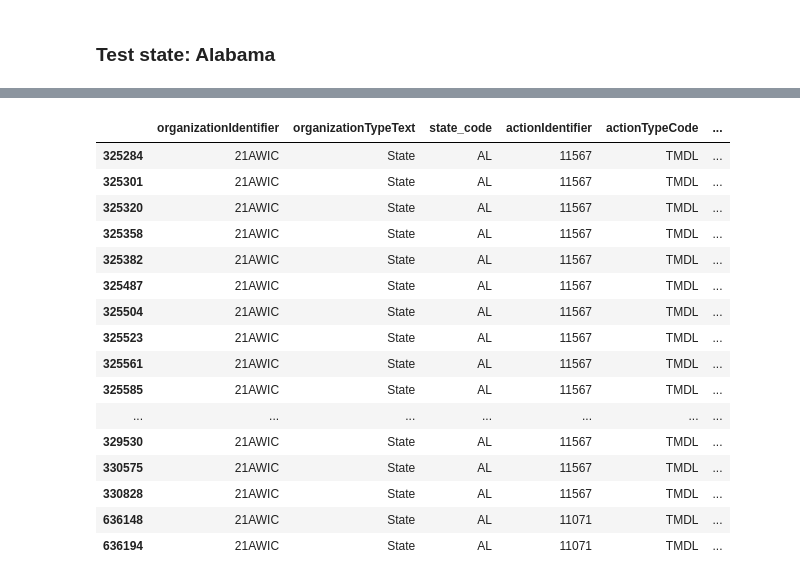
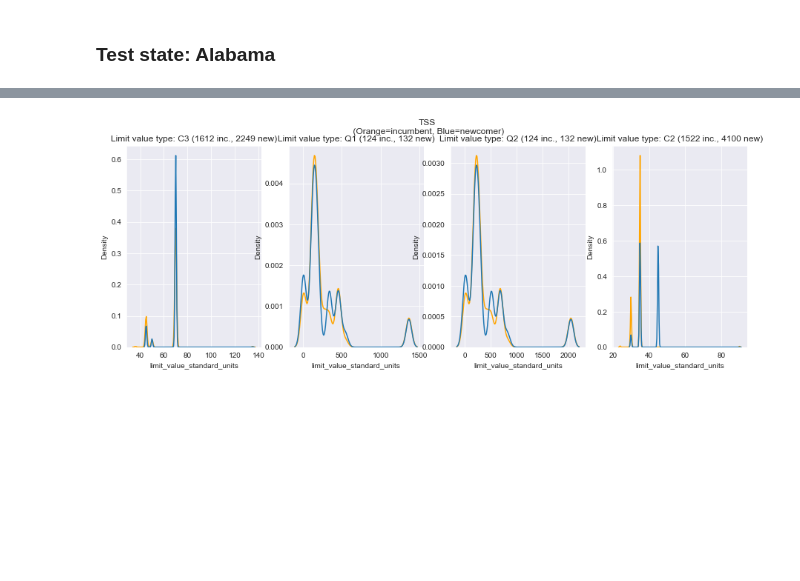
Before and after one commit to reglab/TMDLs_archived, a Jupyter notebook: exploring_grandfathering.ipynb, the cells around one changed output, grey strips where cells are left out. Saved outputs shown, nothing was run; the diff lists cells and outputs as text; code cells hidden in the pictures; blank space fills up the shorter version.

```diff
--- a/exploring_grandfathering.ipynb
+++ b/exploring_grandfathering.ipynb
@@ -149,20 +128,6 @@ fig.subplots_adjust(top=.8)
-# %%
-to_plot[(to_plot['incumbent']==False) & (to_plot['limit_value_type_code']=='Q1')]
-# %% [output]
-|  | organizationIdentifier | organizationTypeText | state_code | actionIdentifier | actionTypeCode | ... |
-| 325284 | 21AWIC | State | AL | 11567 | TMDL | ... |
-| 325301 | 21AWIC | State | AL | 11567 | TMDL | ... |
-| 325320 | 21AWIC | State | AL | 11567 | TMDL | ... |
-| 325358 | 21AWIC | State | AL | 11567 | TMDL | ... |
-| 325382 | 21AWIC | State | AL | 11567 | TMDL | ... |
-| 325487 | 21AWIC | State | AL | 11567 | TMDL | ... |
-| 325504 | 21AWIC | State | AL | 11567 | TMDL | ... |
-| 325523 | 21AWIC | State | AL | 11567 | TMDL | ... |
-| 325561 | 21AWIC | State | AL | 11567 | TMDL | ... |
-| 325585 | 21AWIC | State | AL | 11567 | TMDL | ... |
-| ... | ... | ... | ... | ... | ... | ... |
-| 329530 | 21AWIC | State | AL | 11567 | TMDL | ... |
-| 330575 | 21AWIC | State | AL | 11567 | TMDL | ... |
-| 330828 | 21AWIC | State | AL | 11567 | TMDL | ... |
-| 636148 | 21AWIC | State | AL | 11071 | TMDL | ... |
-| 636194 | 21AWIC | State | AL | 11071 | TMDL | ... |
+# %%
+to_plot = tmdls_limits_merged[(tmdls_limits_merged['pollutantName']=='TOTAL SUSPENDED SOLIDS (TSS)') & (tmdls_limits_merged['parameter_desc'] == 'Solids, total suspended')].dropna(subset='limit_value_standard_units')
+
+plot_incumbent_comparison(to_plot, 'TSS', bw=0.3)
+# %% [output]
+[figure, added]
```
Also changed, not shown: parts of 28 cells of this notebook.
